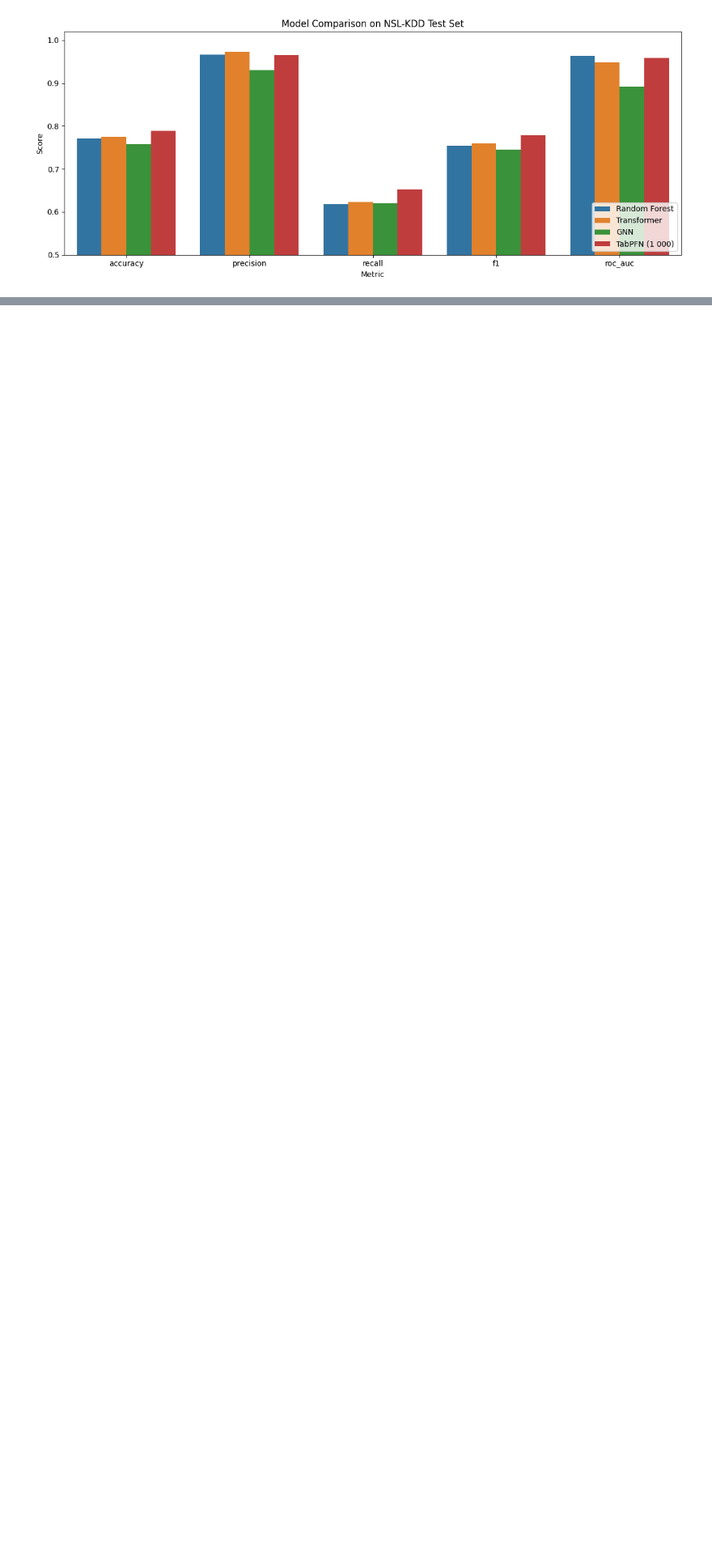
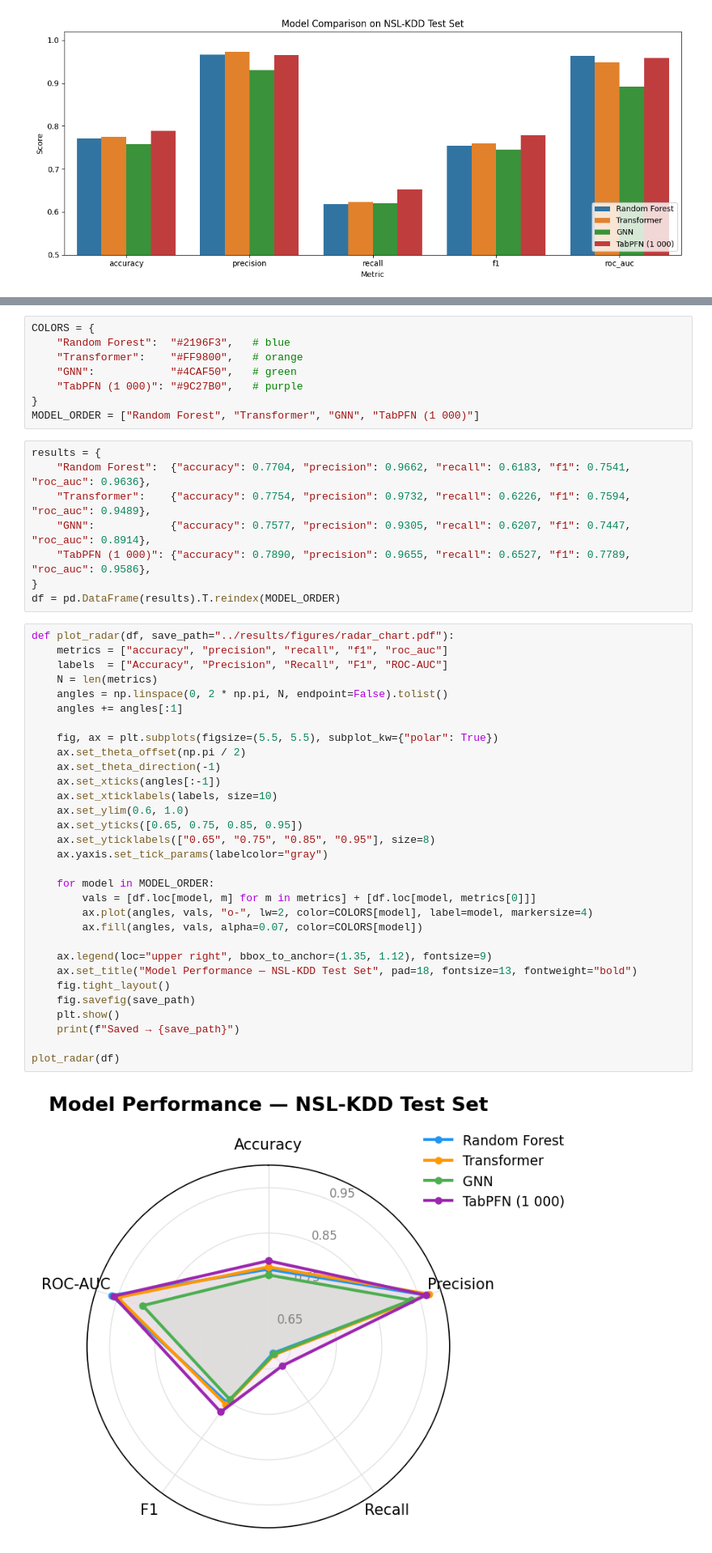
Before and after one commit to Mad03633/NetGuard, a Jupyter notebook: notebook/main.ipynb, the cells around one changed output, grey strips where cells are left out. Shown at 81% size. Cells and saved outputs as stored; diff of their text form; blank space fills up the shorter version.

```diff
--- a/notebook/main.ipynb
+++ b/notebook/main.ipynb
@@ -925,0 +954,49 @@ plt.show()
+# %%
+COLORS = {
+    "Random Forest":  "#2196F3",   # blue
+    "Transformer":    "#FF9800",   # orange
+    "GNN":            "#4CAF50",   # green
+    "TabPFN (1 000)": "#9C27B0",   # purple
+}
+MODEL_ORDER = ["Random Forest", "Transformer", "GNN", "TabPFN (1 000)"]
+# %%
+results = {
+    "Random Forest":  {"accuracy": 0.7704, "precision": 0.9662, "recall": 0.6183, "f1": 0.7541, "roc_auc": 0.9636},
+    "Transformer":    {"accuracy": 0.7754, "precision": 0.9732, "recall": 0.6226, "f1": 0.7594, "roc_auc": 0.9489},
+    "GNN":            {"accuracy": 0.7577, "precision": 0.9305, "recall": 0.6207, "f1": 0.7447, "roc_auc": 0.8914},
+    "TabPFN (1 000)": {"accuracy": 0.7890, "precision": 0.9655, "recall": 0.6527, "f1": 0.7789, "roc_auc": 0.9586},
+}
+df = pd.DataFrame(results).T.reindex(MODEL_ORDER)
+# %%
+def plot_radar(df, save_path="../results/figures/radar_chart.pdf"):
+    metrics = ["accuracy", "precision", "recall", "f1", "roc_auc"]
+    labels  = ["Accuracy", "Precision", "Recall", "F1", "ROC-AUC"]
+    N = len(metrics)
+    angles = np.linspace(0, 2 * np.pi, N, endpoint=False).tolist()
+    angles += angles[:1]
+
+    fig, ax = plt.subplots(figsize=(5.5, 5.5), subplot_kw={"polar": True})
+    ax.set_theta_offset(np.pi / 2)
+    ax.set_theta_direction(-1)
+    ax.set_xticks(angles[:-1])
+    ax.set_xticklabels(labels, size=10)
+    ax.set_ylim(0.6, 1.0)
+    ax.set_yticks([0.65, 0.75, 0.85, 0.95])
+    ax.set_yticklabels(["0.65", "0.75", "0.85", "0.95"], size=8)
+    ax.yaxis.set_tick_params(labelcolor="gray")
+
+    for model in MODEL_ORDER:
+        vals = [df.loc[model, m] for m in metrics] + [df.loc[model, metrics[0]]]
+        ax.plot(angles, vals, "o-", lw=2, color=COLORS[model], label=model, markersize=4)
+        ax.fill(angles, vals, alpha=0.07, color=COLORS[model])
+
+    ax.legend(loc="upper right", bbox_to_anchor=(1.35, 1.12), fontsize=9)
+    ax.set_title("Model Performance — NSL-KDD Test Set", pad=18, fontsize=13, fontweight="bold")
+    fig.tight_layout()
+    fig.savefig(save_path)
+    plt.show()
+    print(f"Saved → {save_path}")
+
+plot_radar(df)
+# %% [output]
+[figure, added]
```
Also changed, not shown: parts of 14 cells of this notebook.
